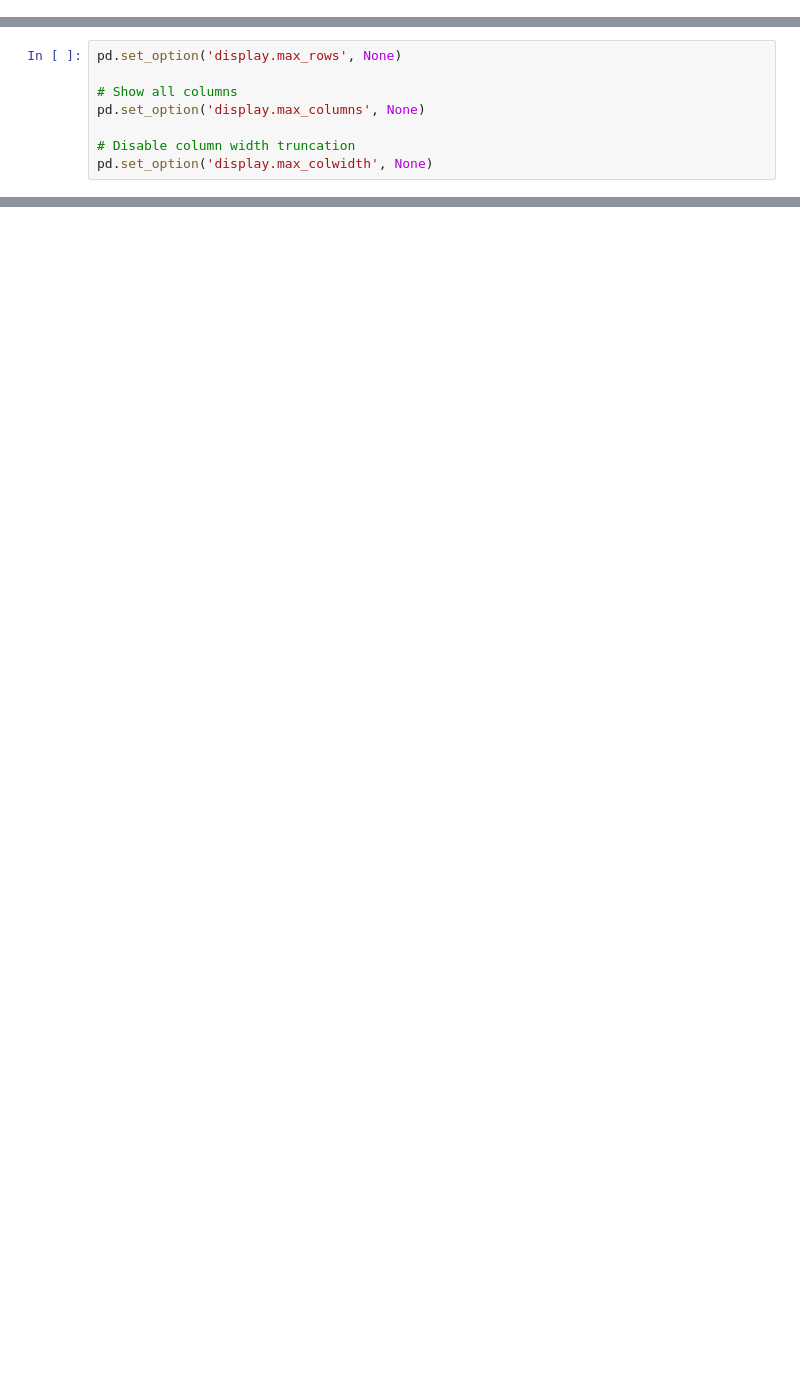
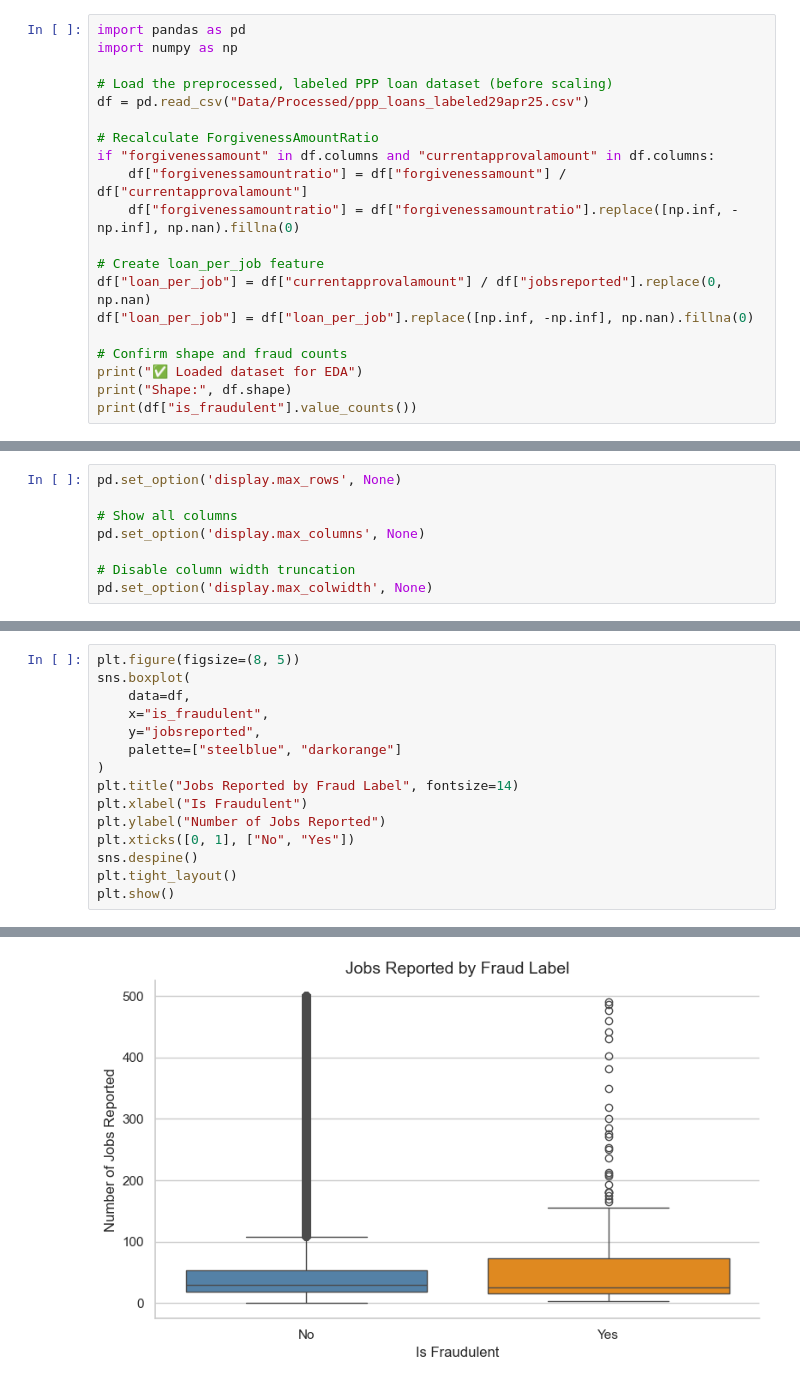
Before and after one commit to sappw1/Dissertation, a Jupyter notebook: Notebooks/Notebooks-Working/ETL/PPP_Loan_EDA.ipynb, the cells around one changed output, grey strips where cells are left out. Cells and saved outputs as stored; diff of their text form; blank space fills up the shorter version.

Commit message:
Ch4 data exploration scripts & Figures created weekly update file, will include in ncu box

```diff
--- a/Notebooks/Notebooks-Working/ETL/PPP_Loan_EDA.ipynb
+++ b/Notebooks/Notebooks-Working/ETL/PPP_Loan_EDA.ipynb
@@ -16,0 +5,20 @@ import matplotlib.pyplot as plt
+# %%
+import pandas as pd
+import numpy as np
+
+# Load the preprocessed, labeled PPP loan dataset (before scaling)
+df = pd.read_csv("Data/Processed/ppp_loans_labeled29apr25.csv")
+
+# Recalculate ForgivenessAmountRatio
+if "forgivenessamount" in df.columns and "currentapprovalamount" in df.columns:
+    df["forgivenessamountratio"] = df["forgivenessamount"] / df["currentapprovalamount"]
+    df["forgivenessamountratio"] = df["forgivenessamountratio"].replace([np.inf, -np.inf], np.nan).fillna(0)
+
+# Create loan_per_job feature
+df["loan_per_job"] = df["currentapprovalamount"] / df["jobsreported"].replace(0, np.nan)
+df["loan_per_job"] = df["loan_per_job"].replace([np.inf, -np.inf], np.nan).fillna(0)
+
+# Confirm shape and fraud counts
+print("✅ Loaded dataset for EDA")
+print("Shape:", df.shape)
+print(df["is_fraudulent"].value_counts())
@@ -317,0 +231,16 @@ plt.show()
+# %%
+plt.figure(figsize=(8, 5))
+sns.boxplot(
+    data=df,
+    x="is_fraudulent",
+    y="jobsreported",
+    palette=["steelblue", "darkorange"]
+)
+plt.title("Jobs Reported by Fraud Label", fontsize=14)
+plt.xlabel("Is Fraudulent")
+plt.ylabel("Number of Jobs Reported")
+plt.xticks([0, 1], ["No", "Yes"])
+sns.despine()
+plt.tight_layout()
+plt.show()
+# %% [output]
@@ -317,0 +250 @@ plt.show()
+[figure, added]
```
Also changed, not shown: parts of 34 cells of this notebook, 11 other files.
